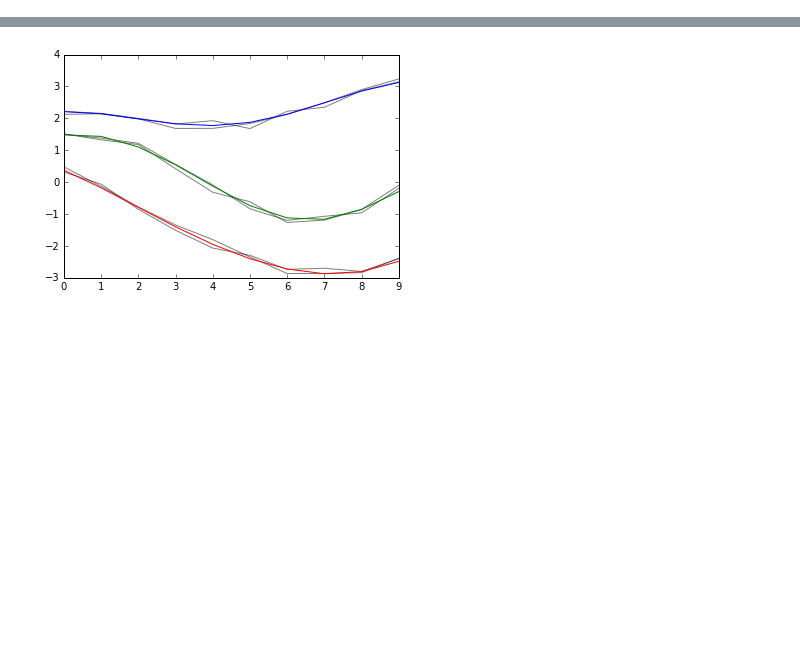
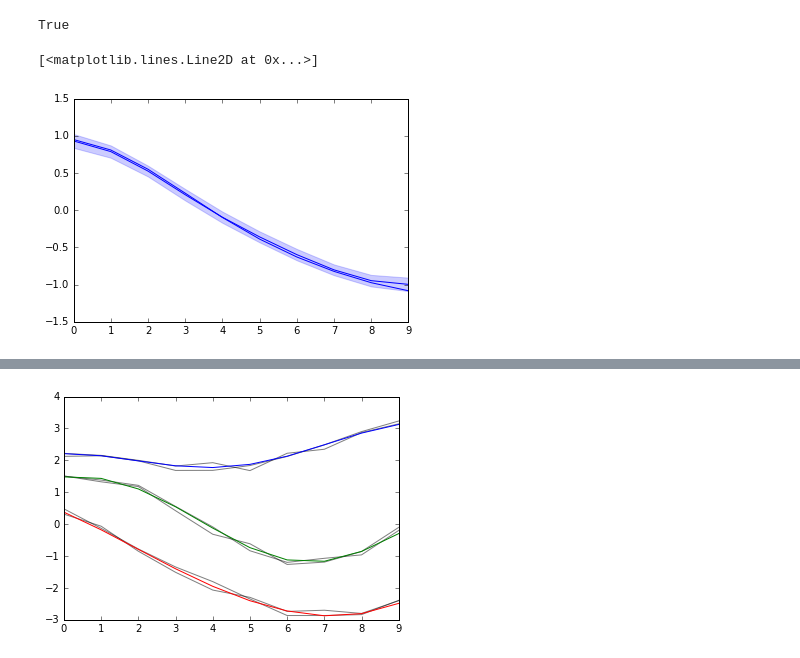
Before and after one commit to ptonner/gpfanova, a Jupyter notebook: test_convergence.ipynb, the cells around one changed output, grey strips where cells are left out. Cells and saved outputs as stored; diff of their text form; code cells hidden in the pictures; blank space fills up the shorter version.

```diff
--- a/test_convergence.ipynb
+++ b/test_convergence.ipynb
@@ -24,0 +150,3 @@ def setupSingleEffect(k=2,r=5,n=50,**kwargs):
+# %%
+ival = gpfanova.interval.FunctionInterval(m.functionSamples(0).values,.95)
+ival.bounds
@@ -25,2 +171,12 @@ def setupSingleEffect(k=2,r=5,n=50,**kwargs):
+# %%
+ival.contains(samples[:,0])
+# %% [output]
+True
+# %%
+ival.plot()
+plt.plot(samples[:,0])
+# %% [output]
+[<matplotlib.lines.Line2D at 0x...>]
+[figure, added]
 # %%
 x,y,effect,samples,m = setupSingleEffect(k=3,r=2,n=10,y_sigma=-2)
```
Also changed, not shown: parts of 13 cells of this notebook.
